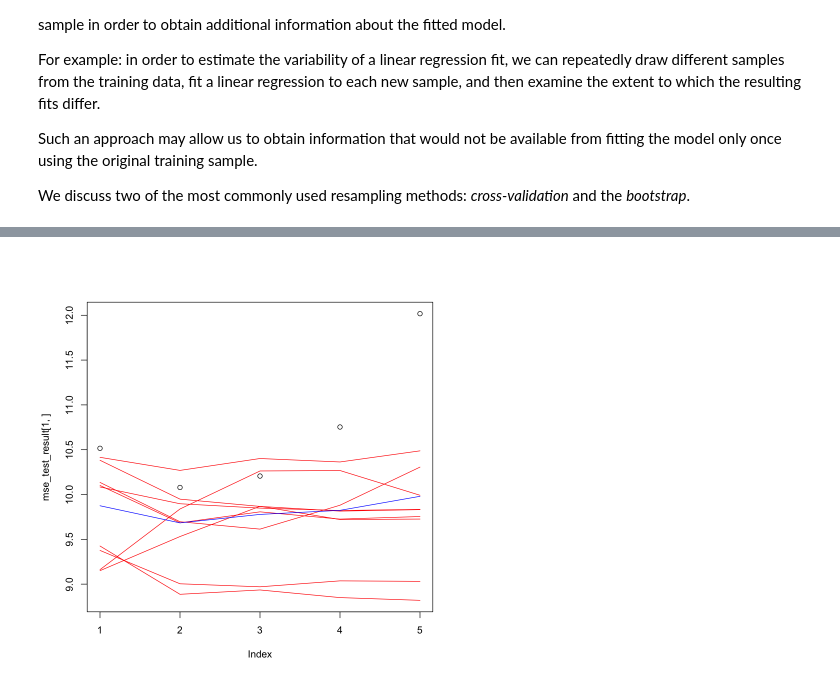
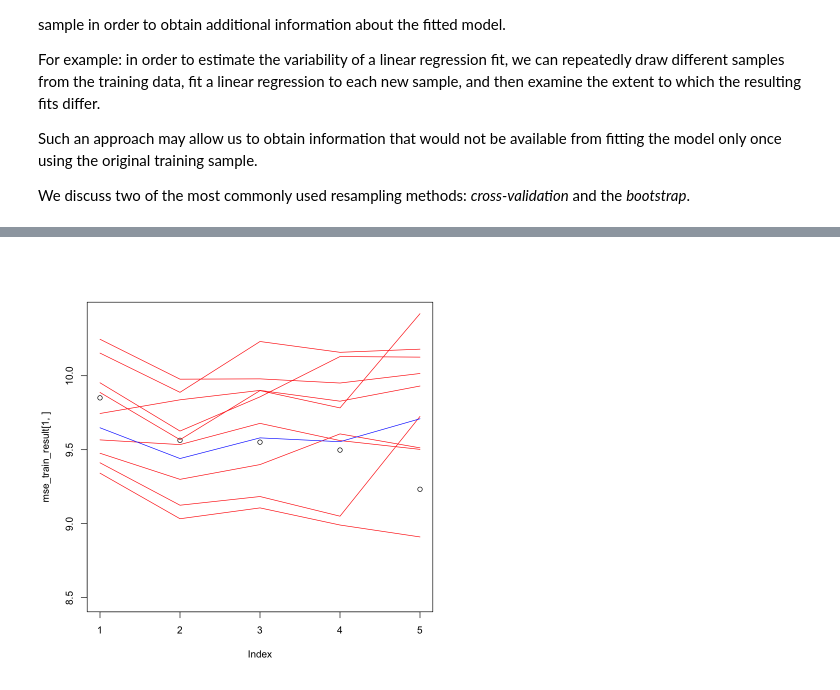
Before and after one commit to LJanys/CompStat, a Jupyter notebook: Resampling Methods.ipynb, the cells around one changed output, grey strips where cells are left out. Drawn from its saved outputs; the diff is of its cells as text; code cells hidden in the pictures.

```diff
--- a/Resampling Methods.ipynb
+++ b/Resampling Methods.ipynb
@@ -41,4 +50,5 @@ __The problem__: Test MSE highly dependent on the specific hold-out sample.
 # %%
+set.seed(101)
 n = 500
 beta =c(5, -0.5)
 varx=1.5
@@ -93,32 +103,32 @@ for(sim in 1:sim_rep)
 
   ########################################################
   ###calculate the error for the different polynomials####
 
   x_train_ = matrix(data=rep(1, tr_prop*n), nrow=tr_prop*n, ncol=1)
   x_test_ = matrix(data=rep(1, length(y_test)), nrow=length(y_test), ncol=1)
   for (i in 0:4) {
     if (i > 0){
       x_train_ = cbind(x_train_, x2_train**i)
       x_test_ = cbind(x_test_, x2_test**i)
     }
     b_train = solve(t(x_train_)%*%x_train_)%*%(t(x_train_)%*%y_train)
     y_train_hat = x_train_%*%b_train
     mse_train = mean((y_train - y_train_hat)**2)
     y_test_hat = x_test_%*%b_train
     mse_test = mean((y_test - y_test_hat)**2)
     mse_train_result[sim,i + 1] = mean((y_train - y_train_hat)**2)
     mse_test_result[sim,i + 1]  = mean((y_test - y_test_hat)**2)
   }
 }
 
 
-plot(mse_training_result[1,],ylim=c(min(mse_test_result),max(mse_test_result)))
+plot(mse_train_result[1,],ylim=c(min(mse_test_result),max(mse_test_result)))
 for(i in 2:sim_rep)
 {
   lines(mse_test_result[i,],col="red")
 }
 
 mean_test<-colMeans(mse_test_result)
 lines(mean_test,col="blue")
 # %% [output]
-[figure, old version]
+[figure, new version]
```
Also changed, not shown: parts of 21 cells of this notebook, 6 other files.
